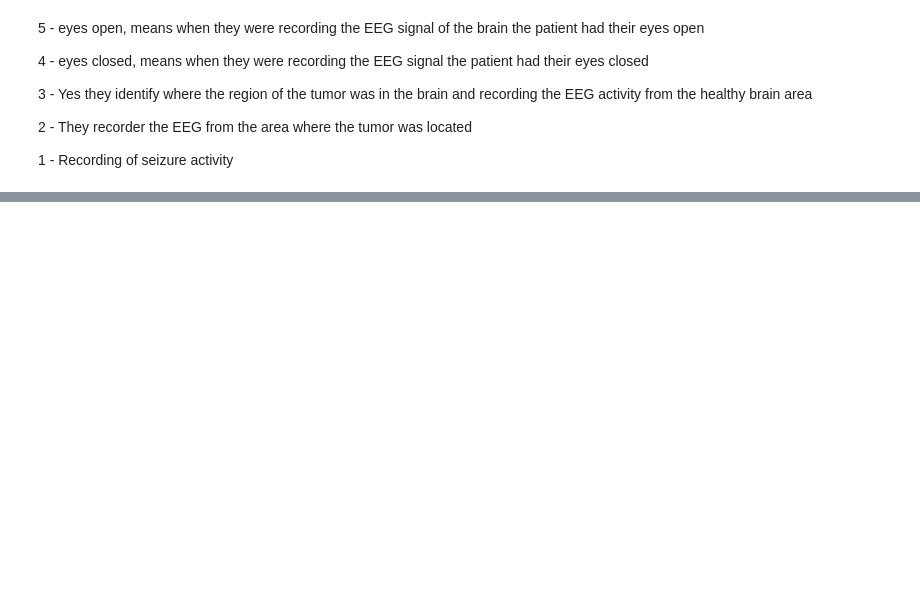
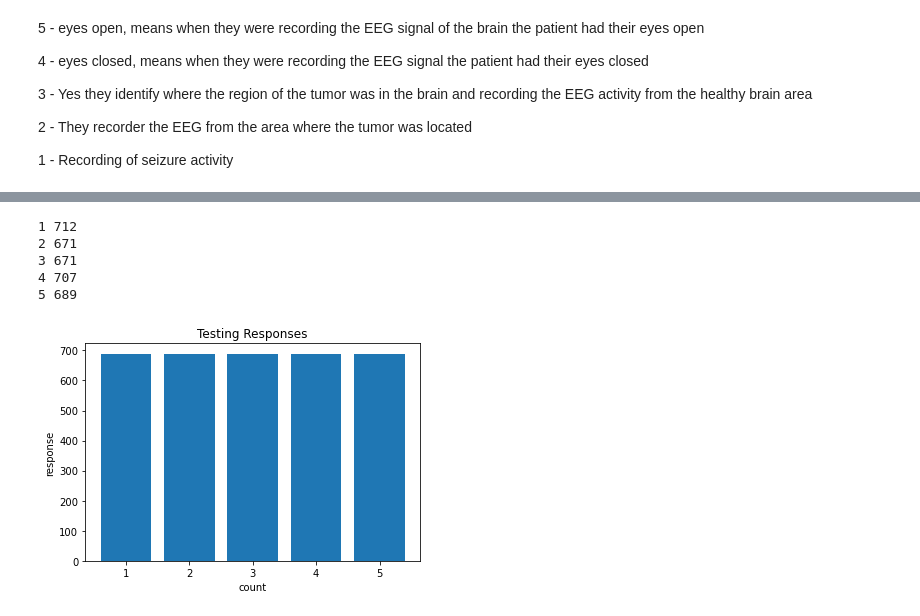
Before and after one commit to Br111t/epileptic, a Jupyter notebook: ESR_Preprocessing_Modeling.ipynb, the cells around one changed output, grey strips where cells are left out. Cells and saved outputs as stored; diff of their text form; code cells hidden in the pictures; blank space fills up the shorter version.

```diff
--- a/ESR_Preprocessing_Modeling.ipynb
+++ b/ESR_Preprocessing_Modeling.ipynb
@@ -310,0 +189,9 @@ SVC F1 Score: 0.12695731801266522
+# %%
+data_dist(y_test, 'test')
+# %% [output]
+1 712
+2 671
+3 671
+4 707
+5 689
+[figure, added]
```
Also changed, not shown: parts of 37 cells of this notebook.
